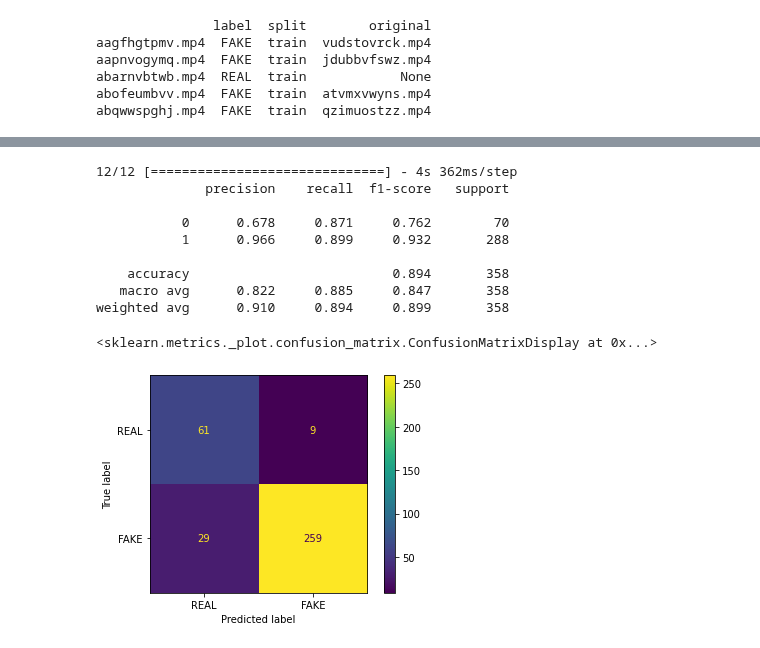
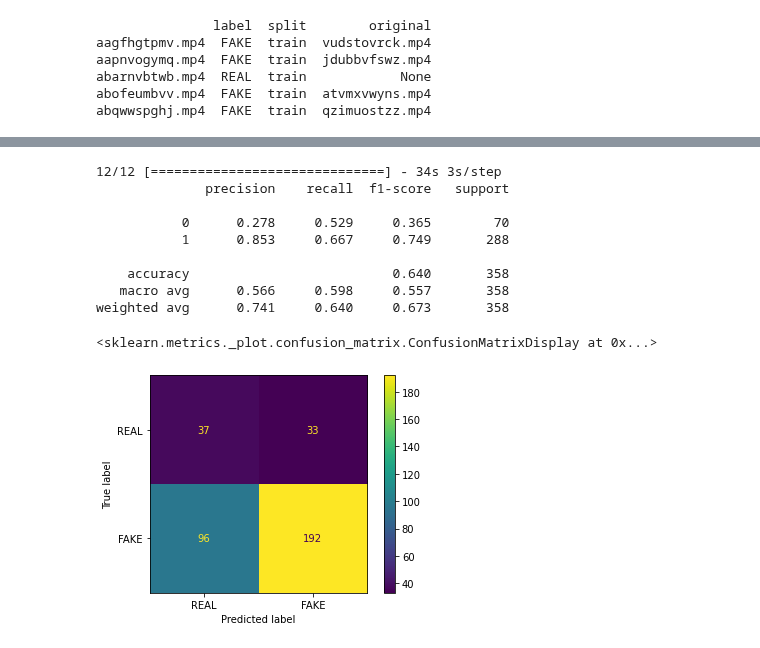
Before and after one commit to Extbech/Deep-Fake-Detection, a Jupyter notebook: 3D_model.ipynb, the cells around one changed output, grey strips where cells are left out. Cells and saved outputs as stored; diff of their text form; code cells hidden in the pictures.

Commit message:
eirings 3d models

```diff
--- a/3D_model.ipynb
+++ b/3D_model.ipynb
@@ -70,7 +70,7 @@ y = np.delete(y, index_to_pop)
 y = to_categorical(y, num_classes=None).astype(int)
 # %%
 train_size = 0.7
-X = faces_2d    # dataset of faces
+X = faces    # dataset of faces
 Y = y           # labels
 
 X_train, X_rem, y_train, y_rem = train_test_split(X,Y, train_size=train_size)
@@ -88,23 +88,27 @@ print(X_valid.shape, y_valid.shape)
 # %%
-def build_2D_model_nb(input_data):
+def build_3D_model(input_data):
     model = keras.models.Sequential()
-    # model.add(layers.Conv2D(filters=32, kernel_size=(7,7), padding="same", strides=1, activation="relu", input_shape=input_data.shape[1:]))
-    model.add(layers.Conv2D(filters=32, kernel_size=(3,3), padding="same", strides=1, activation="relu", input_shape=input_data.shape[1:]))
-    model.add(layers.MaxPool2D(pool_size=(2,2)))
-    model.add(layers.Conv2D(filters=64, kernel_size=(3,3), padding="same", activation="relu"))
-    model.add(layers.MaxPool2D(pool_size=(2,2)))
-
+    model.add(layers.Conv3D(filters=64, kernel_size=3, padding="same", strides=1, activation="relu", input_shape=input_data.shape[1:]))
+    model.add(layers.MaxPool3D(pool_size=2, padding="same"))
+    model.add(layers.Conv3D(filters=32, kernel_size=3, padding="same", activation="relu"))
+    model.add(layers.MaxPool3D(pool_size=2, padding="same"))
+    model.add(layers.Conv3D(filters=16, kernel_size=3, padding="same", activation="relu"))
+    model.add(layers.MaxPool3D(pool_size=2, padding="same"))
+    # model.add(layers.Conv3D(filters=8, kernel_size=3, padding="same", activation="relu"))
+    # model.add(layers.MaxPool3D(pool_size=2, padding="same"))
     model.add(layers.Flatten())
 
-    model.add(layers.Dense(128, activation="relu"))
+    # model.add(layers.Dense(256, activation='relu'))
+    # model.add(layers.Dropout(0.5))
+    model.add(layers.Dense(128, activation='relu'))
     # model.add(layers.Dropout(0.5))
 
-    #OUTPUT
-    model.add(layers.Dense(2, activation="softmax"))
+    # model.add(layers.Dense(1 ,activation="sigmoid"))
+    model.add(layers.Dense(2 ,activation="softmax"))
 
     return model
 
-def compile_2D_model(model, lr):
+def compile_3D_model(model, lr):
     loss = keras.losses.BinaryCrossentropy(from_logits=True)
     optimizer = keras.optimizers.Adam(learning_rate=lr)
     metrics=["accuracy"]
@@ -115,6 +119,6 @@ weight_class = compute_class_weight(class_weight='balanced',classes=[0,1],y=np.a
 class_weights = dict(zip(np.unique(y), weight_class))
 class_weights
 
-model_2d = build_2D_model_nb(faces_2d)
-model_2d.summary()
+model_3d = build_3D_model(faces)
+model_3d.summary()
 # %% [output]
@@ -139,10 +143,10 @@ _________________________________________________________________
 loss = "binary_crossentropy"
 optimizer = "adam"
 metrics=["accuracy"]
-model_2d.compile(optimizer=optimizer, loss=loss, metrics=metrics)
-history_test = model_2d.fit(X_train,
+model_3d.compile(optimizer=optimizer, loss=loss, metrics=metrics)
+history_test = model_3d.fit(X_train,
                           y_train,
-                          epochs=15,
+                          epochs=10,
                           batch_size=30,
                           verbose=2,
                           class_weight=class_weights,
@@ -207,20 +216,20 @@ ValueError: num must be 1 <= num <= 2, not 3
 # %%
-pred_y = model_2d.predict(faces_2d)
-actual_y = np.argmax(y[:faces_2d.shape[0]], axis=1)
+pred_y = model_3d.predict(faces)
+actual_y = np.argmax(y[:faces.shape[0]], axis=1)
 pred_y = np.argmax(pred_y, axis=1)
 print(classification_report(actual_y, pred_y, digits=3))
 cfm = confusion_matrix(actual_y, pred_y)
 disp = ConfusionMatrixDisplay(confusion_matrix=cfm, display_labels= ["REAL", "FAKE"])
 disp.plot()
 # %% [output]
-12/12 [==============================] - 4s 362ms/step
+12/12 [==============================] - 34s 3s/step
               precision    recall  f1-score   support
 
-           0      0.678     0.871     0.762        70
-           1      0.966     0.899     0.932       288
+           0      0.278     0.529     0.365        70
+           1      0.853     0.667     0.749       288
 
-    accuracy                          0.894       358
-   macro avg      0.822     0.885     0.847       358
-weighted avg      0.910     0.894     0.899       358
+    accuracy                          0.640       358
+   macro avg      0.566     0.598     0.557       358
+weighted avg      0.741     0.640     0.673       358
 <sklearn.metrics._plot.confusion_matrix.ConfusionMatrixDisplay at 0x...>
-[figure, old version]
+[figure, new version]
```
Also changed, not shown: parts of 6 cells of this notebook, 1 other file.
